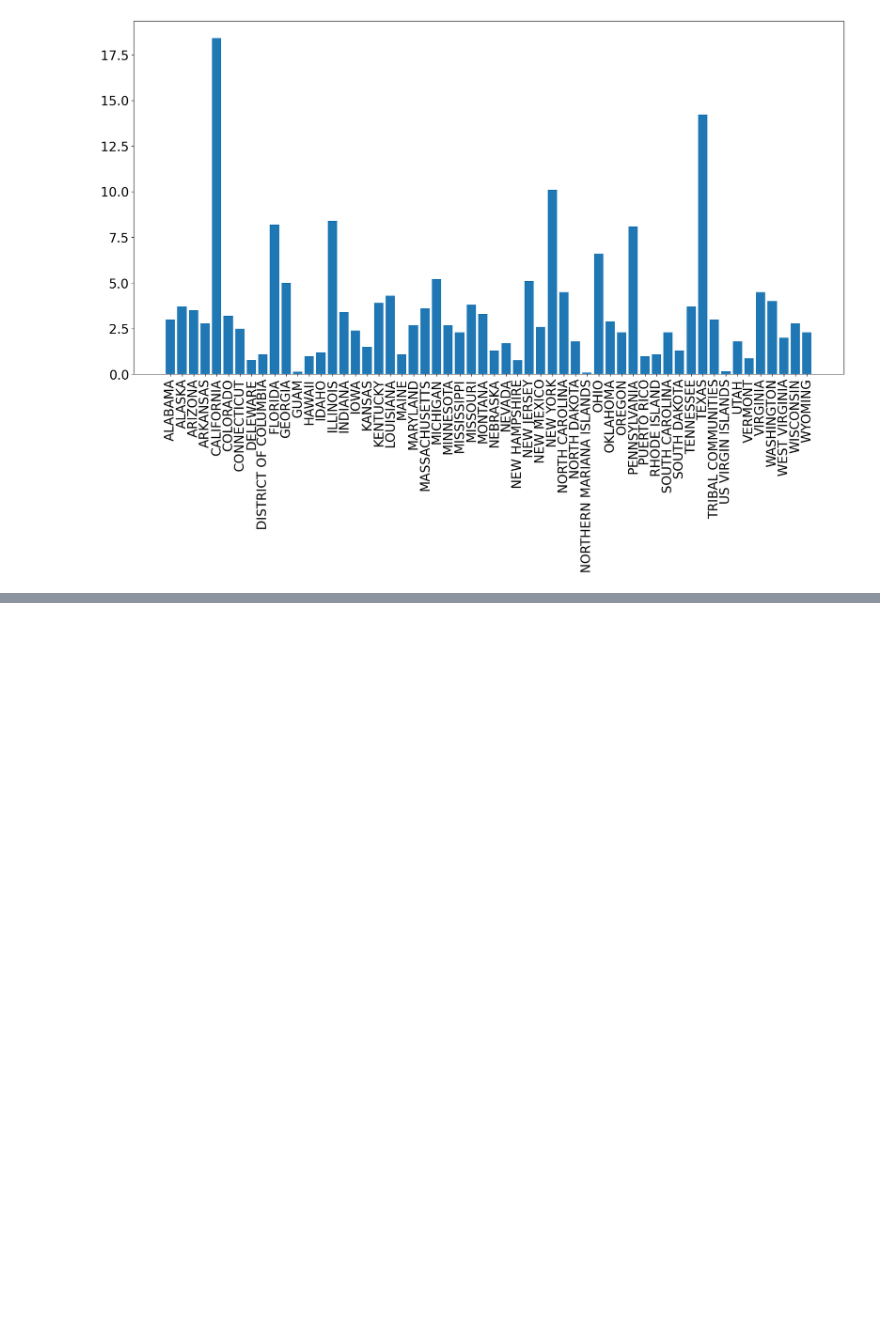
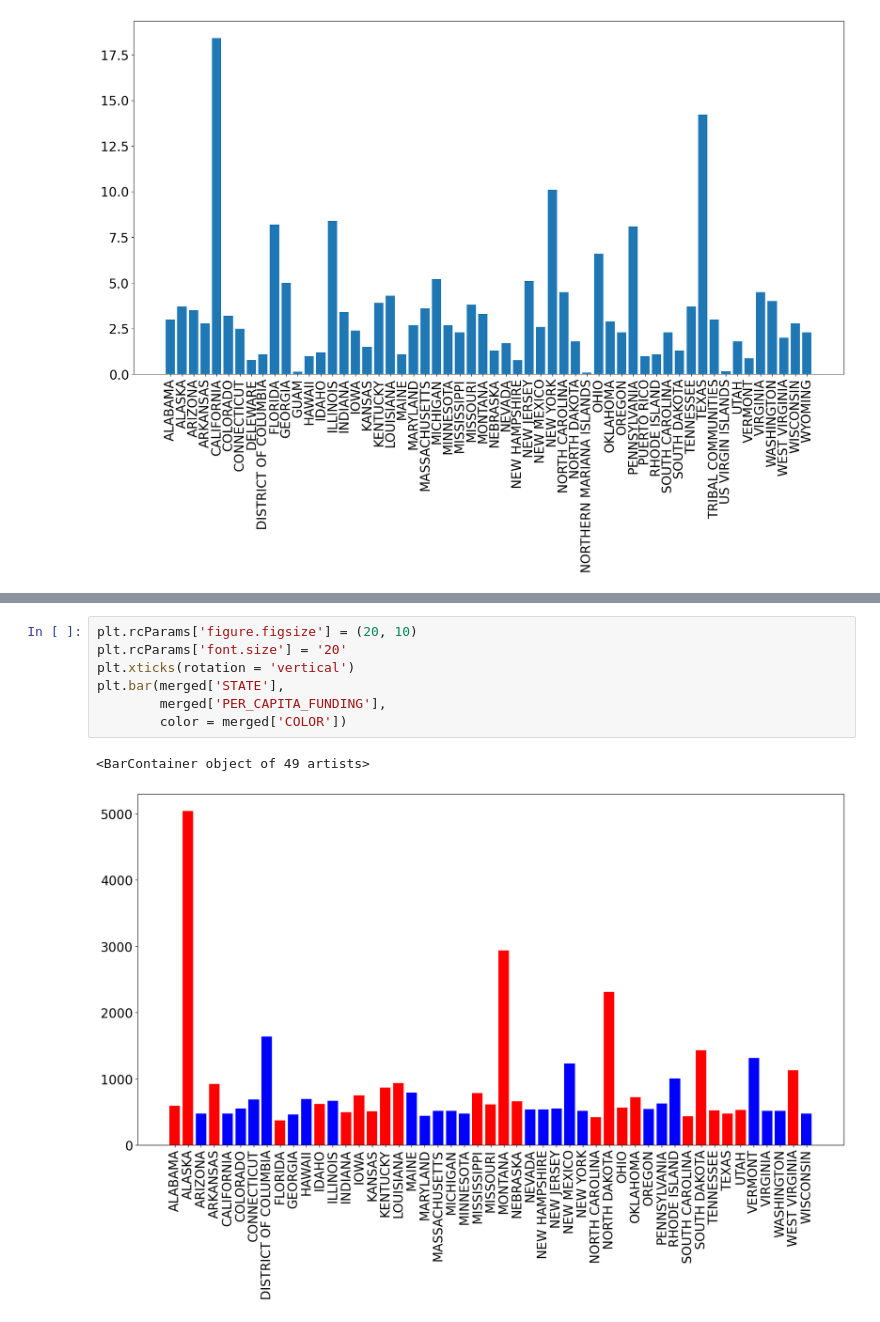
Before and after one commit to himalayahall/DATA608, a Jupyter notebook: Story 1/Story1.ipynb, the cells around one changed output, grey strips where cells are left out. Drawn from its saved outputs; the diff is of its cells as text; blank space fills up the shorter version.

```diff
--- a/Story 1/Story1.ipynb
+++ b/Story 1/Story1.ipynb
@@ -304,0 +310,10 @@ comp
+# %%
+plt.rcParams['figure.figsize'] = (20, 10)
+plt.rcParams['font.size'] = '20'
+plt.xticks(rotation = 'vertical')
+plt.bar(merged['STATE'],
+        merged['PER_CAPITA_FUNDING'],
+        color = merged['COLOR'])
+# %% [output]
+<BarContainer object of 49 artists>
+[figure, added]
```
Also changed, not shown: parts of 7 cells of this notebook.
